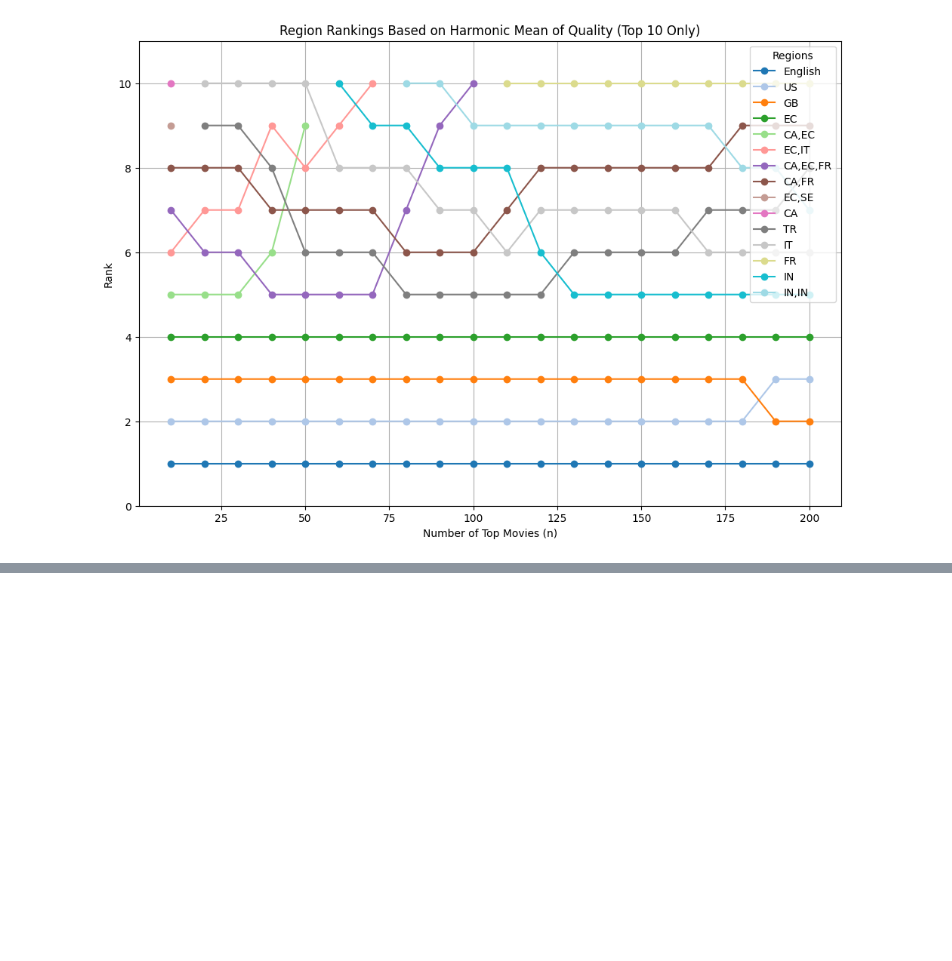
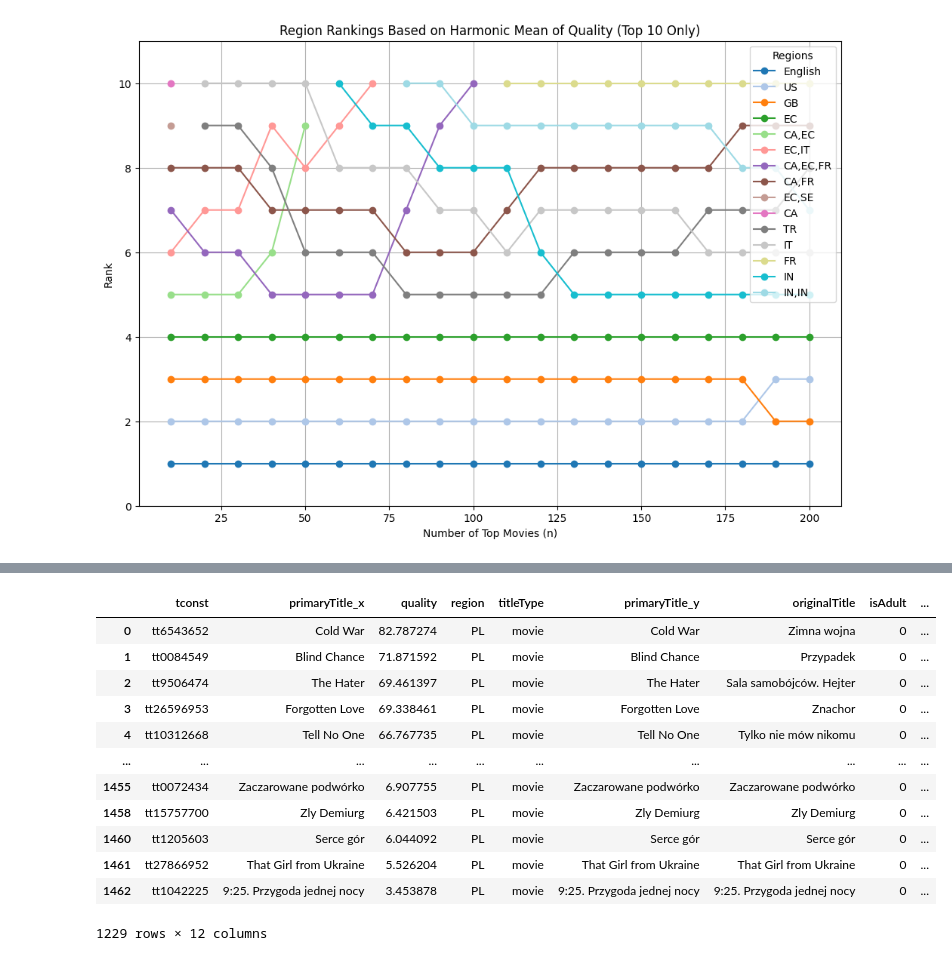
Before and after one commit to marsocha/NYPD_Marcin_Socha, a Jupyter notebook: 25_08.ipynb, the cells around one changed output, grey strips where cells are left out. Drawn from its saved outputs; the diff is of its cells as text; code cells hidden in the pictures; blank space fills up the shorter version.

```diff
--- a/25_08.ipynb
+++ b/25_08.ipynb
@@ -312,0 +576,23 @@ The get_cmap function was deprecated in Matplotlib 3.7 and will be removed in 3.
+# %%
+# Group by 'title' and 'quality', and aggregate 'region' into a list
+#pol = df4.groupby(['tconst', 'primaryTitle', 'quality'])['region'].agg(list).reset_index()
+pol = grouped_df.explode('region')
+#pol = pol[pol['region'].apply(lambda regions: 'PL' in regions)]
+pol = pol[pol['region'] == 'PL'] #interesuja nas tylko filmy, ktore na pewno sa polskie, a nie maja nieprzetlumaczony tytul
+pol = pol.merge(df2, left_on='tconst', right_on='tconst', how='left')
+pol = pol[pol['titleType'] == 'movie']
+pol
+# %% [output]
+|  | tconst | primaryTitle_x | quality | region | titleType | primaryTitle_y | originalTitle | isAdult | ... |
+| 0 | tt6543652 | Cold War | 82.787274 | PL | movie | Cold War | Zimna wojna | 0 | ... |
+| 1 | tt0084549 | Blind Chance | 71.871592 | PL | movie | Blind Chance | Przypadek | 0 | ... |
+| 2 | tt9506474 | The Hater | 69.461397 | PL | movie | The Hater | Sala samobójców. Hejter | 0 | ... |
+| 3 | tt26596953 | Forgotten Love | 69.338461 | PL | movie | Forgotten Love | Znachor | 0 | ... |
+| 4 | tt10312668 | Tell No One | 66.767735 | PL | movie | Tell No One | Tylko nie mów nikomu | 0 | ... |
+| ... | ... | ... | ... | ... | ... | ... | ... | ... | ... |
+| 1455 | tt0072434 | Zaczarowane podwórko | 6.907755 | PL | movie | Zaczarowane podwórko | Zaczarowane podwórko | 0 | ... |
+| 1458 | tt15757700 | Zly Demiurg | 6.421503 | PL | movie | Zly Demiurg | Zly Demiurg | 0 | ... |
+| 1460 | tt1205603 | Serce gór | 6.044092 | PL | movie | Serce gór | Serce gór | 0 | ... |
+| 1461 | tt27866952 | That Girl from Ukraine | 5.526204 | PL | movie | That Girl from Ukraine | That Girl from Ukraine | 0 | ... |
+| 1462 | tt1042225 | 9:25. Przygoda jednej nocy | 3.453878 | PL | movie | 9:25. Przygoda jednej nocy | 9:25. Przygoda jednej nocy | 0 | ... |
+1229 rows × 12 columns
```
Also changed, not shown: parts of 24 cells of this notebook.
